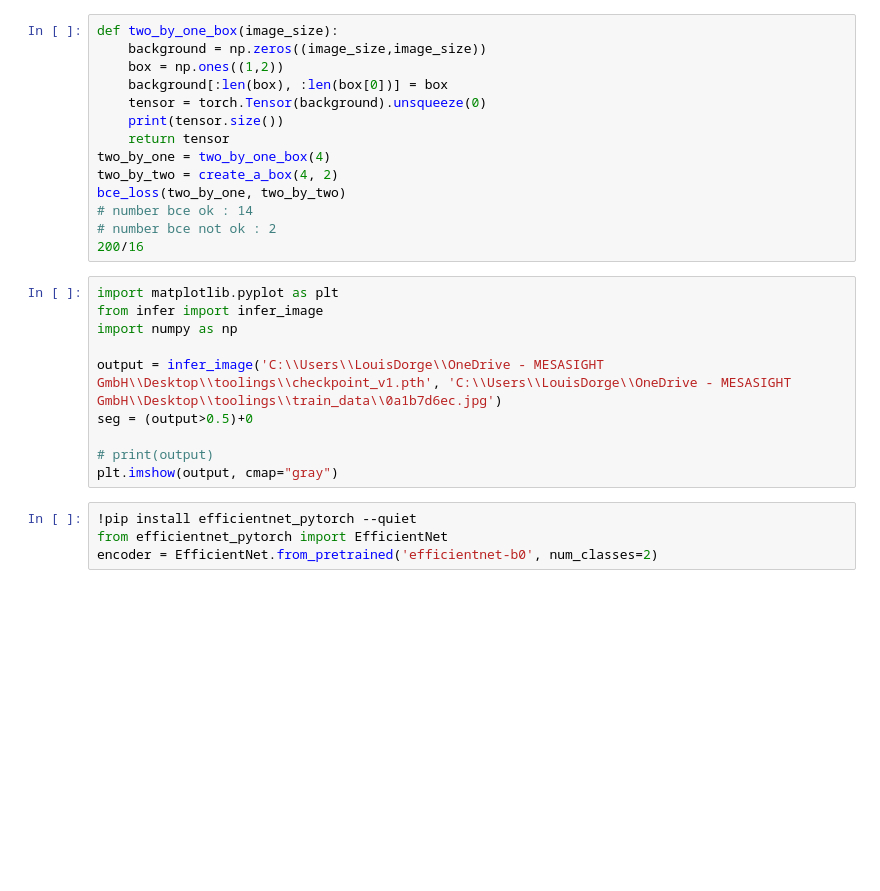
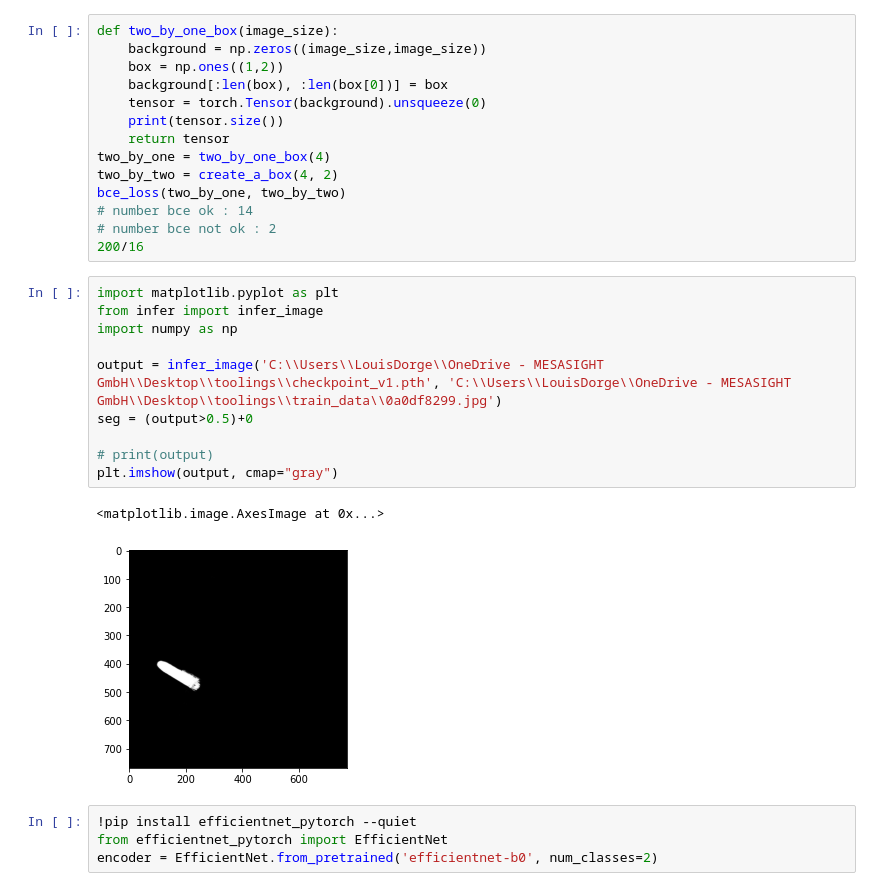
Before and after one commit to dorgemesa/general_tools, a Jupyter notebook: notebook.ipynb, the cells around one changed output. Drawn from its saved outputs; the diff is of its cells as text; blank space fills up the shorter version.

```diff
--- a/notebook.ipynb
+++ b/notebook.ipynb
@@ -94,13 +94,16 @@ bce_loss(two_by_one, two_by_two)
 # %%
 import matplotlib.pyplot as plt
 from infer import infer_image
 import numpy as np
 
-output = infer_image('C:\\Users\\LouisDorge\\OneDrive - MESASIGHT GmbH\\Desktop\\toolings\\checkpoint_v1.pth', 'C:\\Users\\LouisDorge\\OneDrive - MESASIGHT GmbH\\Desktop\\toolings\\train_data\\0a1b7d6ec.jpg')
+output = infer_image('C:\\Users\\LouisDorge\\OneDrive - MESASIGHT GmbH\\Desktop\\toolings\\checkpoint_v1.pth', 'C:\\Users\\LouisDorge\\OneDrive - MESASIGHT GmbH\\Desktop\\toolings\\train_data\\0a0df8299.jpg')
 seg = (output>0.5)+0
 
 # print(output)
 plt.imshow(output, cmap="gray")
+# %% [output]
+<matplotlib.image.AxesImage at 0x...>
+[figure, added]
 # %%
 !pip install efficientnet_pytorch --quiet
 from efficientnet_pytorch import EfficientNet
```
Also changed, not shown: parts of 2 cells of this notebook, 1 other file.
